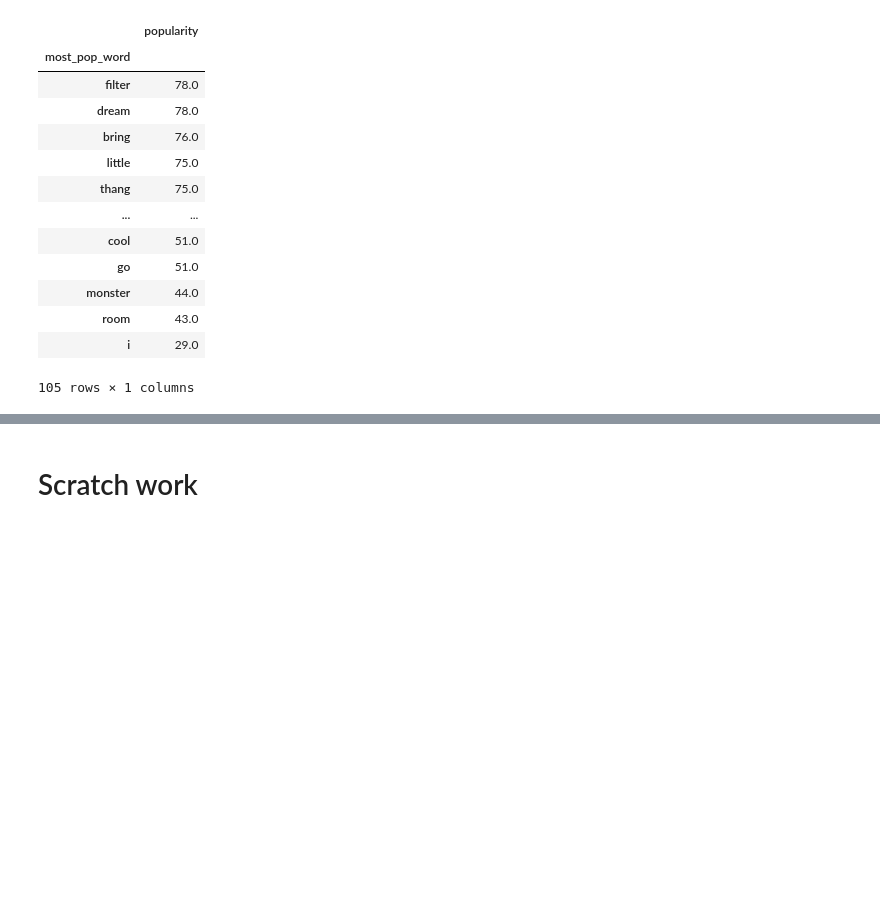
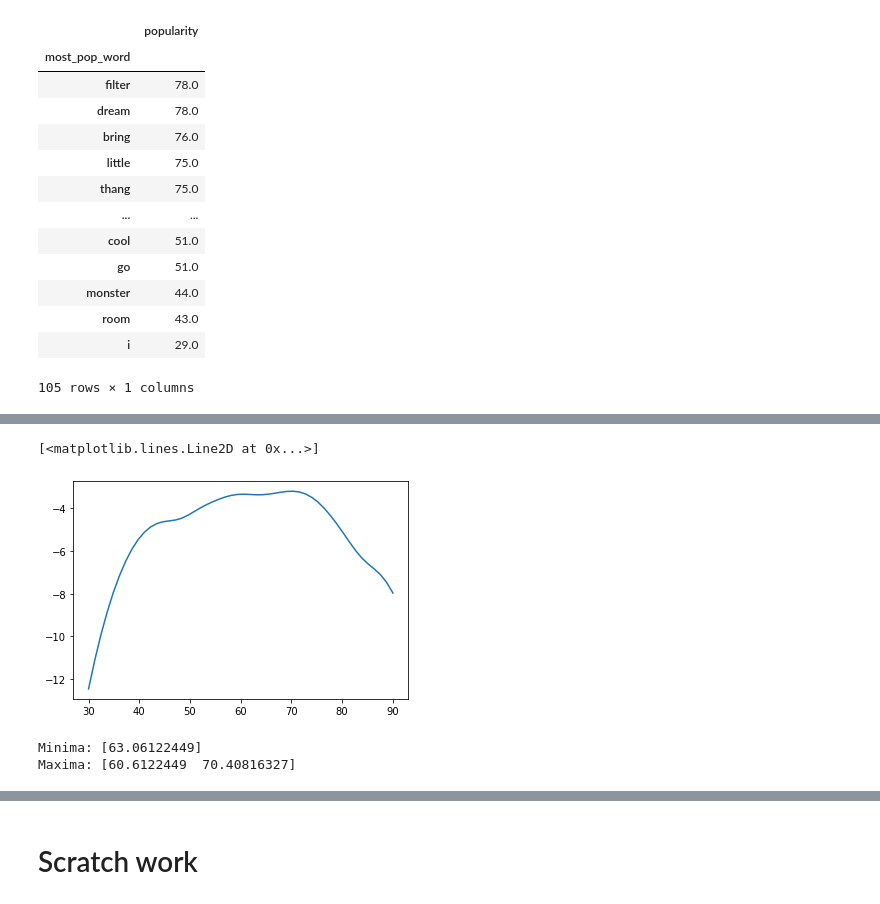
Before and after one commit to the-data-science-union/DSU-S2022-BTS, a Jupyter notebook: NLP_Song_Lyrics.ipynb, the cells around one changed output, grey strips where cells are left out. Drawn from its saved outputs; the diff is of its cells as text; code cells hidden in the pictures; blank space fills up the shorter version.

```diff
--- a/NLP_Song_Lyrics.ipynb
+++ b/NLP_Song_Lyrics.ipynb
@@ -377,0 +422,17 @@ df_ml.head()
+# %%
+from sklearn.neighbors.kde import KernelDensity
+kde = KernelDensity(kernel='gaussian', bandwidth=3).fit(np.array(df_final.popularity[:len(df_final)-1]).reshape(-1,1))
+s = np.linspace(30,90)
+e = kde.score_samples(s.reshape(-1,1))
+plt.plot(s, e)
+# %% [output]
+[<matplotlib.lines.Line2D at 0x...>]
+[figure, added]
+# %%
+from scipy.signal import argrelextrema
+mi, ma = argrelextrema(e, np.less)[0], argrelextrema(e, np.greater)[0]
+print("Minima:", s[mi])
+print("Maxima:", s[ma])
+# %% [output]
+Minima: [63.06122449]
+Maxima: [60.6122449  70.40816327]
```
Also changed, not shown: parts of 22 cells of this notebook.
